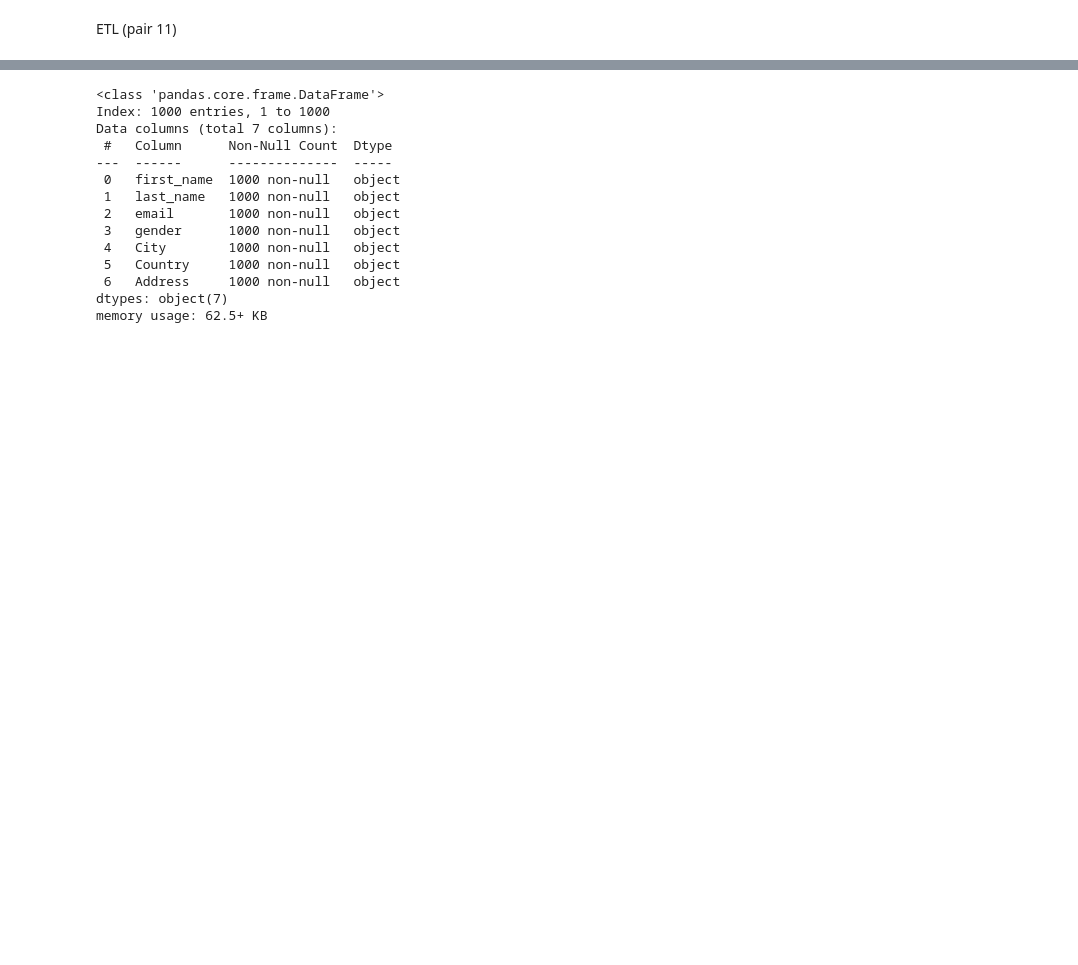
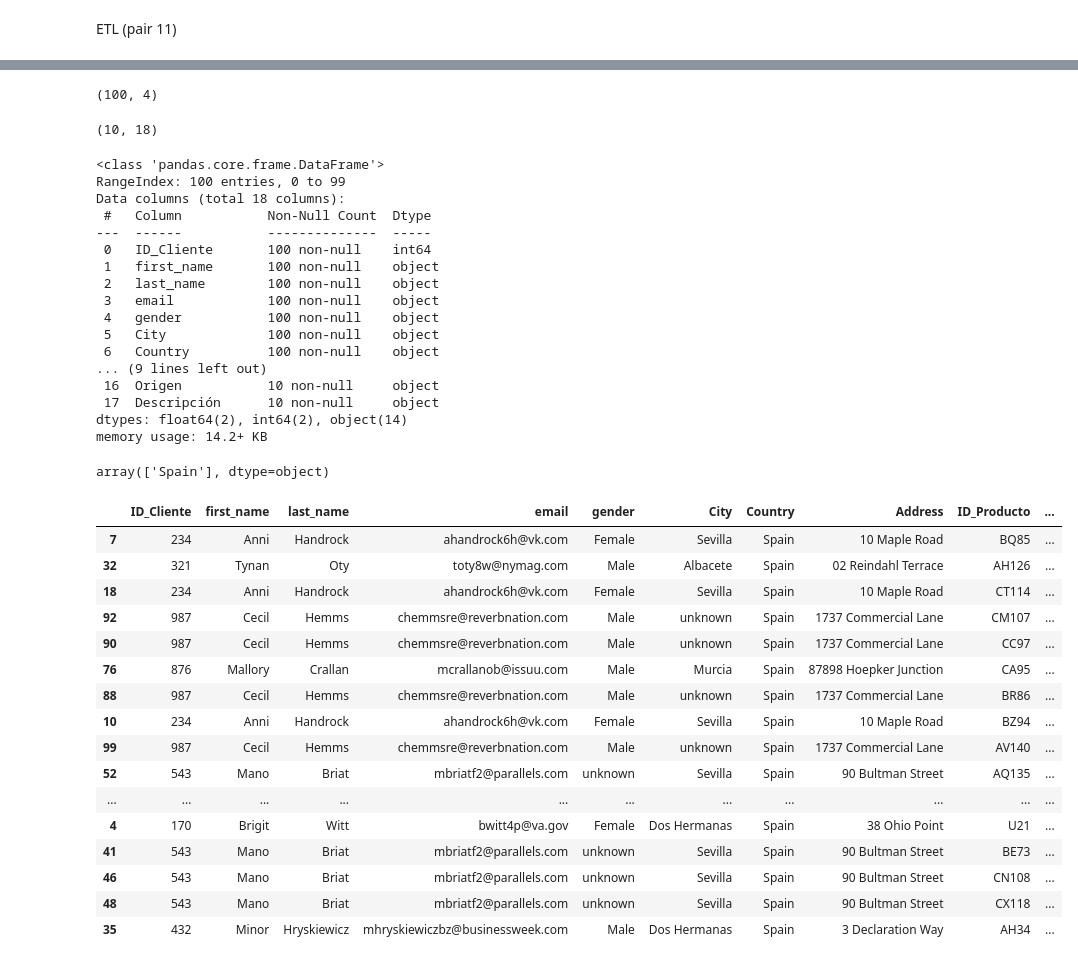
Before and after one commit to Marina-pg/mod3_pair_IsaMarina, a Jupyter notebook: ETL/pair11_ETL.ipynb, the cells around one changed output, grey strips where cells are left out. Cells and saved outputs as stored; diff of their text form; code cells hidden in the pictures; blank space fills up the shorter version.

```diff
--- a/ETL/pair11_ETL.ipynb
+++ b/ETL/pair11_ETL.ipynb
@@ -46,0 +105,2 @@ cambiar_a_unk(df_clientes,df_clientes.columns)
+# %%
+df_productos['Descripción'] = df_productos['Descripción'].str.replace('/', ', ')
@@ -46,0 +115,2 @@ cambiar_a_unk(df_clientes,df_clientes.columns)
+# %%
+df_clientes.rename(columns = {"id": "ID_Cliente"}, inplace = True )
@@ -47,17 +133,56 @@ cambiar_a_unk(df_clientes,df_clientes.columns)
+# %%
+df_join = (df_clientes.merge(df_ventas, how='inner', on='ID_Cliente')).merge(df_productos, how='left', left_on='ID_Producto', right_on='ID')
+# %%
+df_ventas.shape
+# %% [output]
+(100, 4)
+# %%
+df_join.shape
+# %% [output]
+(10, 18)
 # %%
-df_clientes.info()
+df_join.info()
 # %% [output]
 <class 'pandas.core.frame.DataFrame'>
-Index: 1000 entries, 1 to 1000
-Data columns (total 7 columns):
- #   Column      Non-Null Count  Dtype
----  ------      --------------  -----
- 0   first_name  1000 non-null   object
- 1   last_name   1000 non-null   object
- 2   email       1000 non-null   object
- 3   gender      1000 non-null   object
- 4   City        1000 non-null   object
- 5   Country     1000 non-null   object
- 6   Address     1000 non-null   object
-dtypes: object(7)
-memory usage: 62.5+ KB
+RangeIndex: 100 entries, 0 to 99
+Data columns (total 18 columns):
+ #   Column           Non-Null Count  Dtype
+---  ------           --------------  -----
+ 0   ID_Cliente       100 non-null    int64
+ 1   first_name       100 non-null    object
+ 2   last_name        100 non-null    object
+ 3   email            100 non-null    object
+ 4   gender           100 non-null    object
+ 5   City             100 non-null    object
+ 6   Country          100 non-null    object
+... (9 lines left out)
+ 16  Origen           10 non-null     object
+ 17  Descripción      10 non-null     object
+dtypes: float64(2), int64(2), object(14)
+memory usage: 14.2+ KB
+# %%
+df_join['Country'] = df_join['Country'].replace('unknown', 'Spain')
+# %%
+df_join['Country'].unique()
+# %% [output]
+array(['Spain'], dtype=object)
+# %%
+df_join.sample(50)
+# %% [output]
+|  | ID_Cliente | first_name | last_name | email | gender | City | Country | Address | ID_Producto | ... |
+| 7 | 234 | Anni | Handrock | ahandrock6h@vk.com | Female | Sevilla | Spain | 10 Maple Road | BQ85 | ... |
+| 32 | 321 | Tynan | Oty | toty8w@nymag.com | Male | Albacete | Spain | 02 Reindahl Terrace | AH126 | ... |
+| 18 | 234 | Anni | Handrock | ahandrock6h@vk.com | Female | Sevilla | Spain | 10 Maple Road | CT114 | ... |
+| 92 | 987 | Cecil | Hemms | chemmsre@reverbnation.com | Male | unknown | Spain | 1737 Commercial Lane | CM107 | ... |
+| 90 | 987 | Cecil | Hemms | chemmsre@reverbnation.com | Male | unknown | Spain | 1737 Commercial Lane | CC97 | ... |
+| 76 | 876 | Mallory | Crallan | mcrallanob@issuu.com | Male | Murcia | Spain | 87898 Hoepker Junction | CA95 | ... |
+| 88 | 987 | Cecil | Hemms | chemmsre@reverbnation.com | Male | unknown | Spain | 1737 Commercial Lane | BR86 | ... |
+| 10 | 234 | Anni | Handrock | ahandrock6h@vk.com | Female | Sevilla | Spain | 10 Maple Road | BZ94 | ... |
+| 99 | 987 | Cecil | Hemms | chemmsre@reverbnation.com | Male | unknown | Spain | 1737 Commercial Lane | AV140 | ... |
+| 52 | 543 | Mano | Briat | mbriatf2@parallels.com | unknown | Sevilla | Spain | 90 Bultman Street | AQ135 | ... |
+| ... | ... | ... | ... | ... | ... | ... | ... | ... | ... | ... |
+| 4 | 170 | Brigit | Witt | bwitt4p@va.gov | Female | Dos Hermanas | Spain | 38 Ohio Point | U21 | ... |
+| 41 | 543 | Mano | Briat | mbriatf2@parallels.com | unknown | Sevilla | Spain | 90 Bultman Street | BE73 | ... |
+| 46 | 543 | Mano | Briat | mbriatf2@parallels.com | unknown | Sevilla | Spain | 90 Bultman Street | CN108 | ... |
+| 48 | 543 | Mano | Briat | mbriatf2@parallels.com | unknown | Sevilla | Spain | 90 Bultman Street | CX118 | ... |
+| 35 | 432 | Minor | Hryskiewicz | mhryskiewiczbz@businessweek.com | Male | Dos Hermanas | Spain | 3 Declaration Way | AH34 | ... |
```
Also changed, not shown: parts of 14 cells of this notebook, 2 other files.
